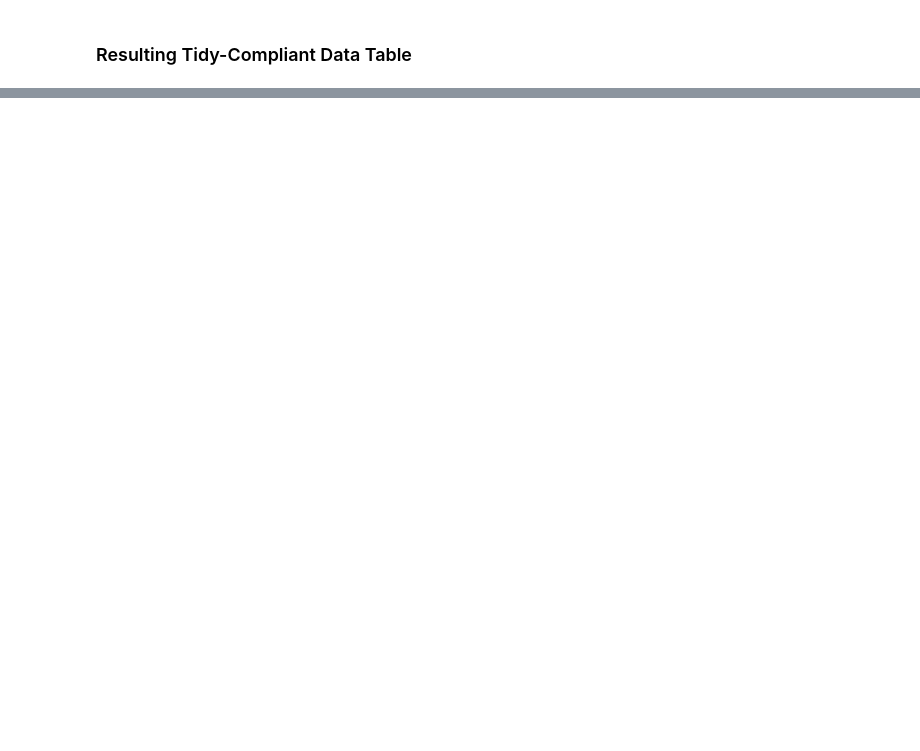
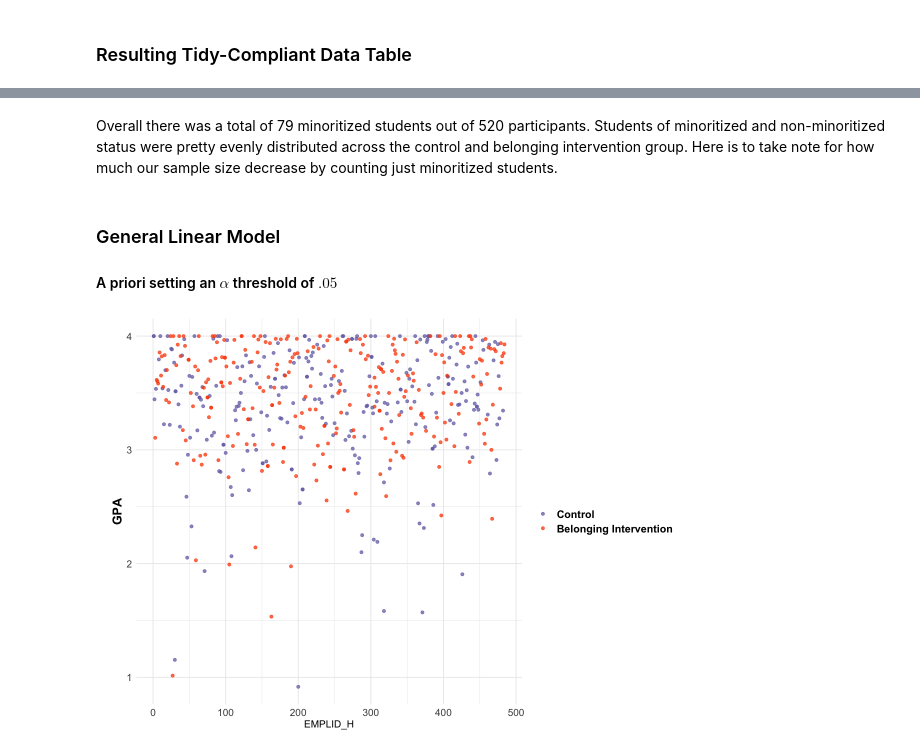
Before and after one commit to sadtangerine/Elie_DSPN_S22, a Jupyter notebook: Final_Project/Elie_DSPN_S22_FinalProject.ipynb, the cells around one changed output, grey strips where cells are left out. Cells and saved outputs as stored; diff of their text form; code cells hidden in the pictures; blank space fills up the shorter version.

```diff
--- a/Final_Project/Elie_DSPN_S22_FinalProject.ipynb
+++ b/Final_Project/Elie_DSPN_S22_FinalProject.ipynb
@@ -79,5 +92,6 @@ Data Cleansing Step:
 ### Resulting Tidy-Compliant Data Table
 # %%
 blngdata <-read.csv("~/Documents/Elie_DSPN_S22/Final_Project/cleaned_blng19.csv")
-head(blngdata)
+tidydf <- blngdata %>% select (EMPLID_H,minoritize_status,condition,GPA)
+head(tidydf)
 # %% [markdown]
@@ -194,0 +304,31 @@ $$ Y_{GPA} = { \beta}_0 + { \beta}_1X_{Sense\,of\,Belonging} + { \beta}_2X_{Inte
+# %% [markdown]
+Overall there was a total of 79 minoritized students out of 520 participants. Students of minoritized and non-minoritized status were pretty evenly distributed across the control and belonging intervention group. Here is to take note for how much our sample size decrease by counting just minoritized students.
+# %% [markdown]
+### General Linear Model
+#### A priori setting an $\alpha$ threshold of $.05$
+# %%
+#using tidydf datatable
+#setting condition and minoritize status as factors
+tidydf$condition <- as.factor(tidydf$condition)
+levels(tidydf$condition) <- c(0,1)
+tidydf$minoritize_status <- as.factor(tidydf$minoritize_status)
+#levels(tidydf$minoritize_status) checked levels
+
+tidydf$EMPLID_H <- as.double(tidydf$EMPLID_H)
+# %%
+options(repr.plot.width=10, repr.plot.height=7)
+#visualizing data
+ggplot(tidydf, aes(x=EMPLID_H, y= GPA, color=condition)) +
+       geom_point(alpha=0.75) +
+       scale_color_manual(name = " ",
+                          values = c("#7570B3", "#FC4E07"),
+                          labels = c("Control", "Belonging Intervention")) +
+       theme_minimal() +
+       theme(text = element_text(size=16,hjust = 0.5, face="bold"),
+             axis.title.x = element_text(size=12,hjust = 0.5, face="plain"),
+             axis.text.x = element_text(size=12,hjust = 0.5,face="plain"),
+             axis.text.y = element_text(size=12,hjust = 0.5,face="plain"),
+             axis.title.y = element_text(size=15,hjust = 0.5),
+             aspect.ratio =1)
+# %% [output]
+[figure, added]
```
Also changed, not shown: parts of 69 cells of this notebook.
